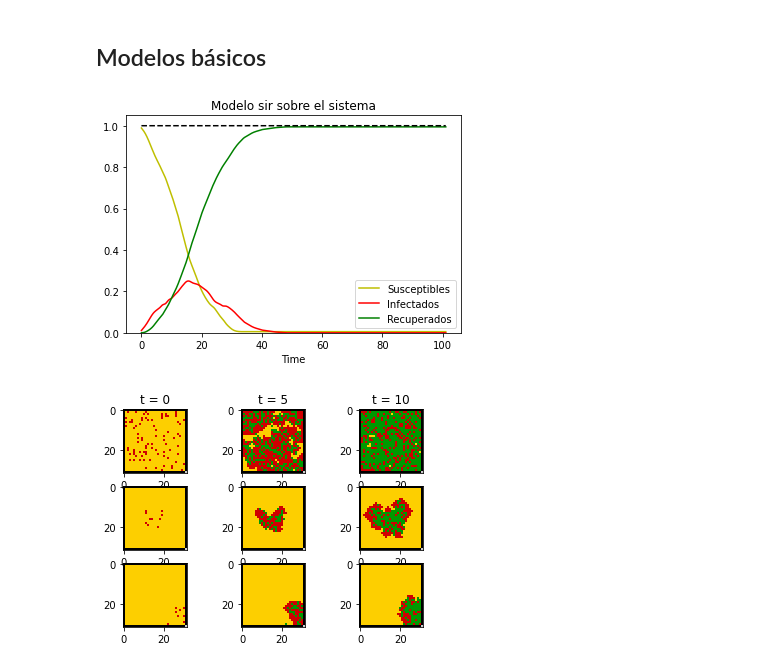
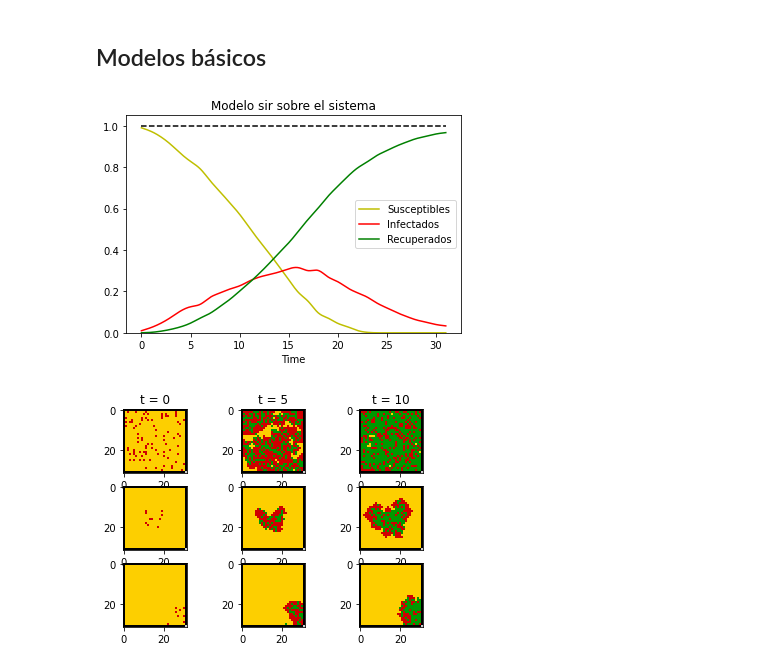
Before and after one commit to Grupo-de-simulacion-con-automatas/CAsimulations-Modelacion-de-dinamicas-topologicas-en-la-propagacion-de-una-enfermedad-usando-CA, a Jupyter notebook: Codigo/7. Comparación con los modelos clásicos.ipynb, the cells around one changed output. Cells and saved outputs as stored; diff of their text form; code cells hidden in the pictures.

```diff
--- a/Codigo/7. Comparación con los modelos clásicos.ipynb
+++ b/Codigo/7. Comparación con los modelos clásicos.ipynb
@@ -79,15 +80,15 @@ discreteSolutions.plotSolutions(variables, colors)
 ## Modelos básicos
 # %%
 from EpidemiologicalModels.NeighborhoodManager import *
-# %%
-system = initialLocation(30,30,0.1,"center") # northwest, north, northeast, west, center, east, southwest, south, southeast
-neigborhoodSystemMoore = Von_Neumann(system)
-
-model = "sir"  # sis, sir
-SIRmodel = models(model, alpha, beta, system, neigborhoodSystemMoore, [1,0])
-SIRmodel.metricsPlot(100, f"Modelo {model} sobre el sistema")
-# %% [output]
-[figure, removed]
+# %%
+system = initialLocation(30,30,0.1,"center") # northwest, north, northeast, west, center, east, southwest, south, southeast
+neigborhoodSystemMoore = Moore(system)
+
+model = "sir"  # sis, sir
+SIRmodel = models(model, alpha, beta, system, neigborhoodSystemMoore, [1,0])
+SIRmodel.metricsPlot(30, f"Modelo {model} sobre el sistema")
+# %% [output]
+[figure, added]
 # %%
 system1 = initialLocation(30,30,0.1,"random")
 system2 = initialLocation(30,30,0.1,"center")
```
Also changed, not shown: parts of 8 cells of this notebook, 11 other files.
